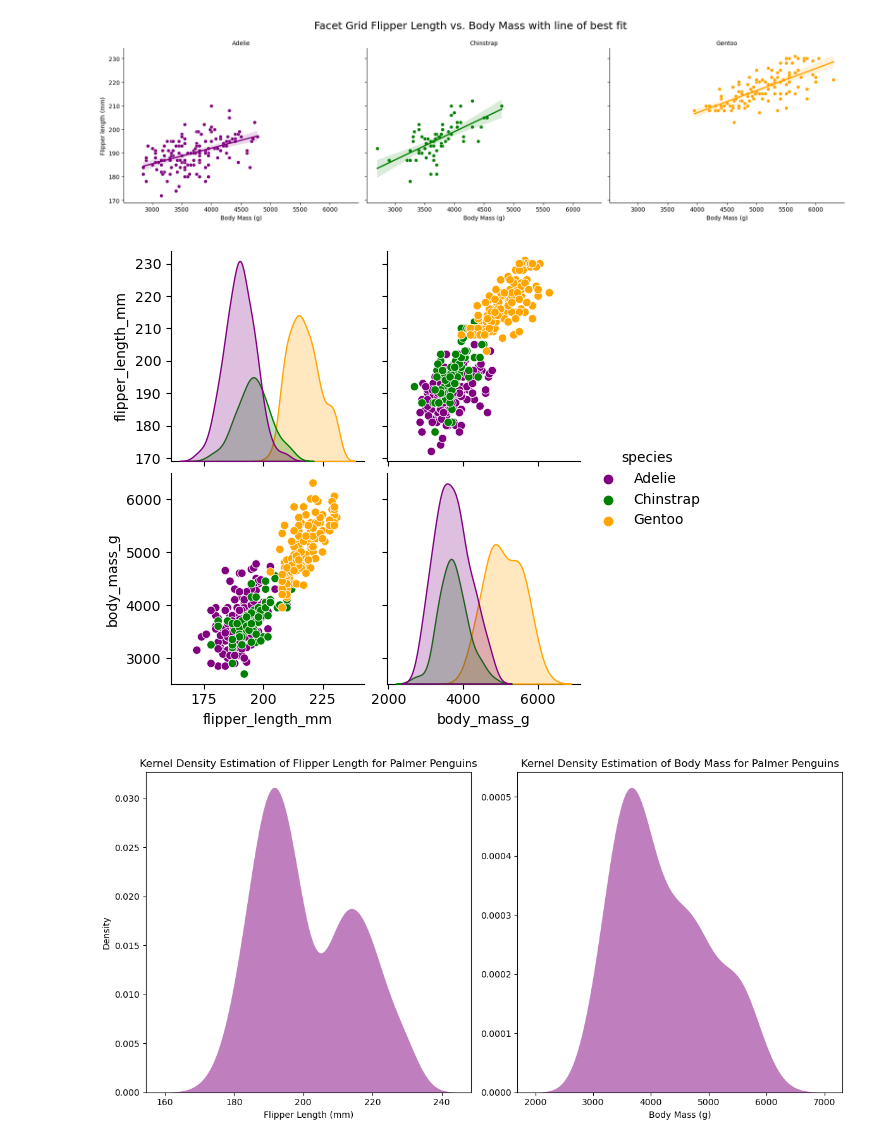
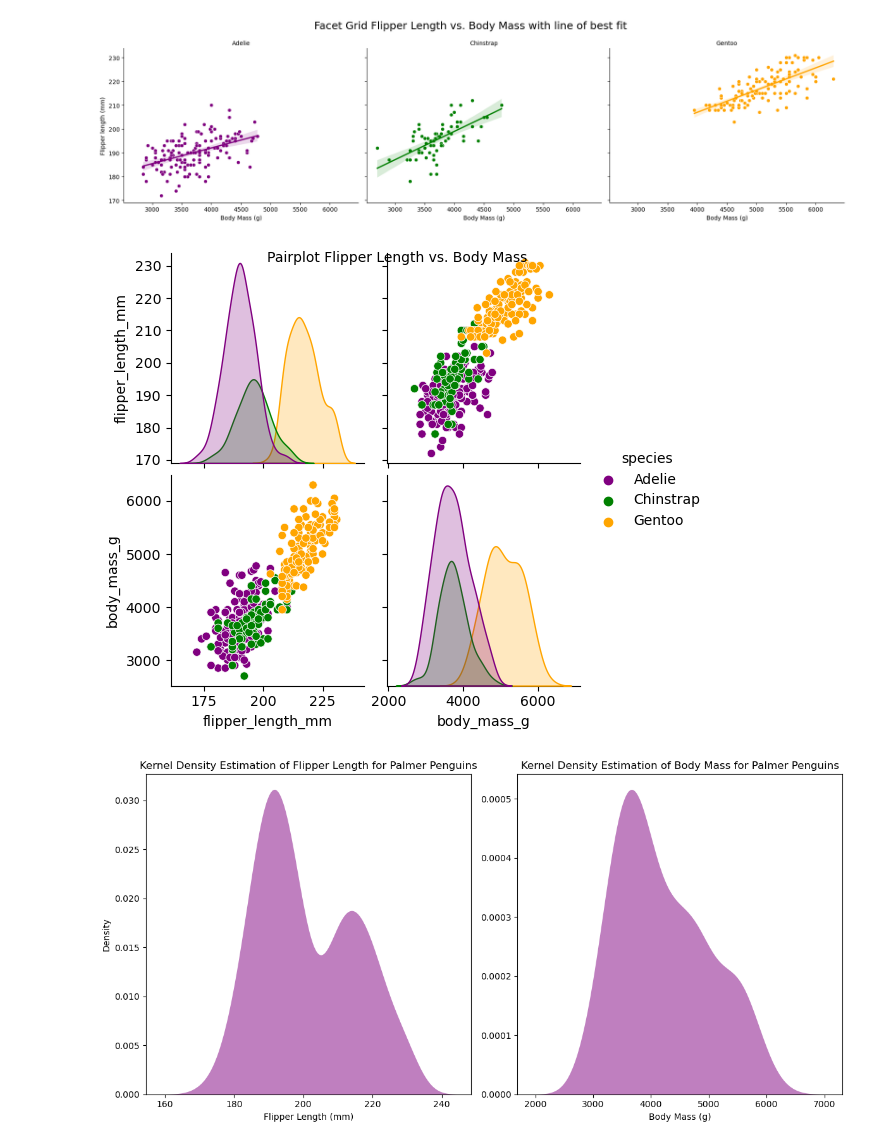
Before and after one commit to Grainne10/myproject, a Jupyter notebook: penguins.ipynb, the cells around one changed output. Cells and saved outputs as stored; diff of their text form; code cells hidden in the pictures.

Commit message:
Final Check that all code and graphs are working

```diff
--- a/penguins.ipynb
+++ b/penguins.ipynb
@@ -445,12 +457,13 @@ plt.show()
 # %%
 # We can show a pairplot of the data, this plots pairwise relationships in a dataset:
 
 sns.pairplot(df, vars=["flipper_length_mm", "body_mass_g"], hue="species",)
+plt.suptitle("Pairplot Flipper Length vs. Body Mass  ", fontsize=10)
 plt.savefig("Pairplot Flipper length vs Body mass")
 plt.show()
 # Below you can see a kernal density curve and a scatterplot .
 # %% [output]
-[figure, old version]
+[figure, new version]
 # %%
 # Following from above,I think it is clearer to see the curves on a kernal density curve showing all the species together.
 # Kernal Density Curves is a technique that let's you create a smooth curve given a set of data.
```
Also changed, not shown: parts of 22 cells of this notebook, 13 other files.
